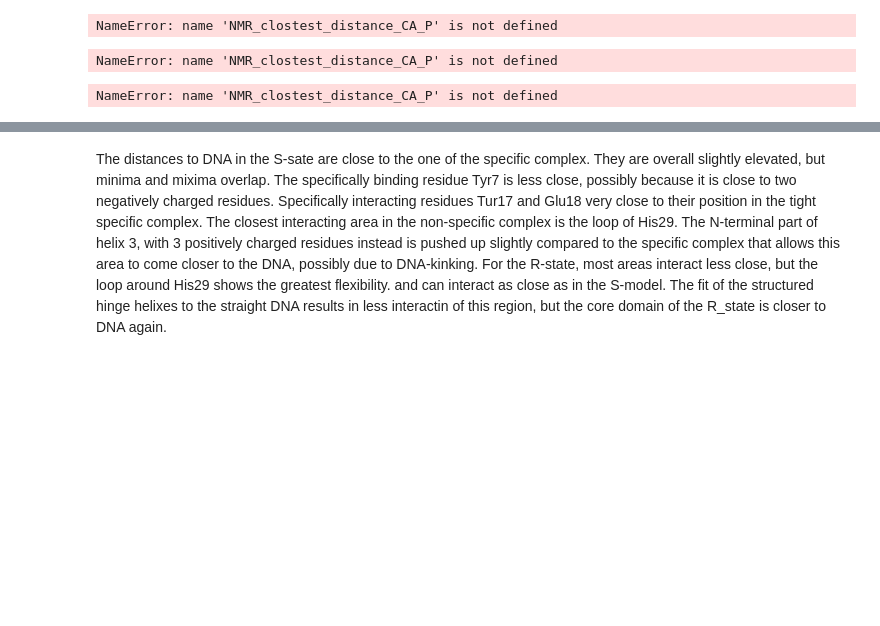
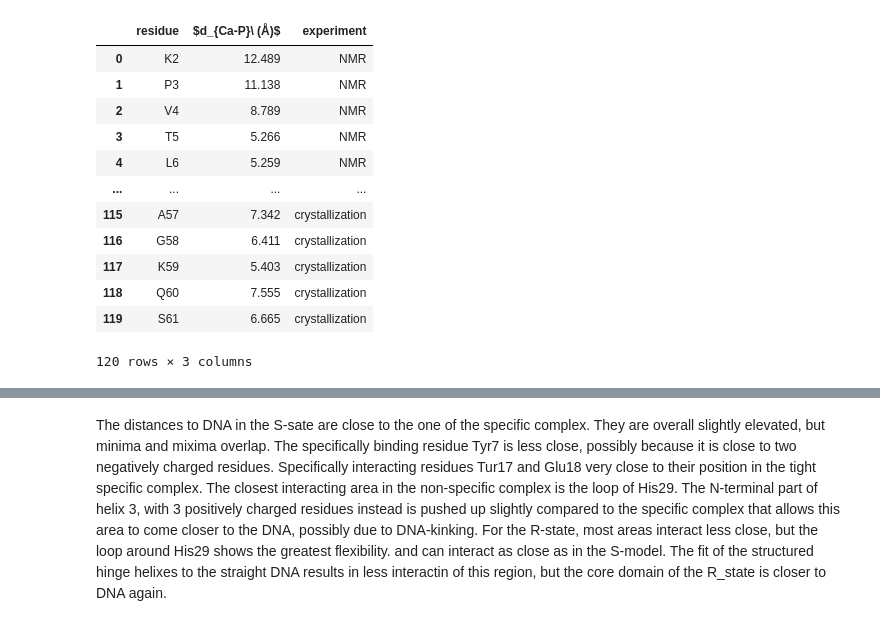
Before and after one commit to mallu2/CG_analysis, a Jupyter notebook: interaction_profiles.ipynb, the cells around one changed output, grey strips where cells are left out. Drawn from its saved outputs; the diff is of its cells as text; code cells hidden in the pictures; blank space fills up the shorter version.

```diff
--- a/interaction_profiles.ipynb
+++ b/interaction_profiles.ipynb
@@ -30,16 +30,23 @@ lacI_sequence_upto_resid_145='''KPVTLYDVAEYAGVSYQTVSRVVNQASHVSAKTREKVEAAMAELNYIP
 VVVSMVERSGVEACKTAVHNLLAQRVSGLIINYPLDDQDAIAVEAAC'''
 residue_id=np.arange(2,62,1)
 lacI_DBD_sequence=[x+str(y) for x,y in zip(lacI_sequence_upto_resid_145[0:60],residue_id)]
-# %%
-list(NMR_clostest_distance_CA_P[0][0:60])
-# %% [output]
-NameError: name 'NMR_clostest_distance_CA_P' is not defined
-# %%
-NMR_clostest_distance_CA_P
-# %% [output]
-NameError: name 'NMR_clostest_distance_CA_P' is not defined
 # %%
-df_clostest_distances_NMR_deviation=pd.DataFrame({'residue':lacI_DBD_sequence+lacI_DBD_sequence,'$d_{deviation,Ca\ P}$':list(NMR_clostest_distance_CA_P[0][0:60]-NMR_clostest_distance_CA_P[1][0:60])\
-              +list(NMR_clostest_distance_CA_P[0][0:60]+NMR_clostest_distance_CA_P[1][0:60]),'$low,up$':['lower' for x in range(0,60)]+['upper' for x in range(0,60)]})
+NMR_clostest_distance_CA_P = pd.read_csv(f_NMR,header=None, sep='\s+')
+crystal_clostest_distance_CA_P = pd.read_csv(f_crystal,header=None, sep='\s+')
+df_clostest_distances=pd.DataFrame({'residue':lacI_DBD_sequence+lacI_DBD_sequence,'$d_{Ca-P}\ (Å)$':list(NMR_clostest_distance_CA_P[0][0:60])\
+              +list(crystal_clostest_distance_CA_P[0][0:60]),'experiment':['NMR' for x in range(0,60)]+['crystallization' for x in range(0,60)]})
+df_clostest_distances
 # %% [output]
+|  | residue | $d_{Ca-P}\ (Å)$ | experiment |
+| 0 | K2 | 12.489 | NMR |
+| 1 | P3 | 11.138 | NMR |
+| 2 | V4 | 8.789 | NMR |
+| 3 | T5 | 5.266 | NMR |
+| 4 | L6 | 5.259 | NMR |
+| ... | ... | ... | ... |
+| 115 | A57 | 7.342 | crystallization |
+| 116 | G58 | 6.411 | crystallization |
+| 117 | K59 | 5.403 | crystallization |
+| 118 | Q60 | 7.555 | crystallization |
+| 119 | S61 | 6.665 | crystallization |
-NameError: name 'NMR_clostest_distance_CA_P' is not defined
+120 rows × 3 columns
```
Also changed, not shown: parts of 15 cells of this notebook.
